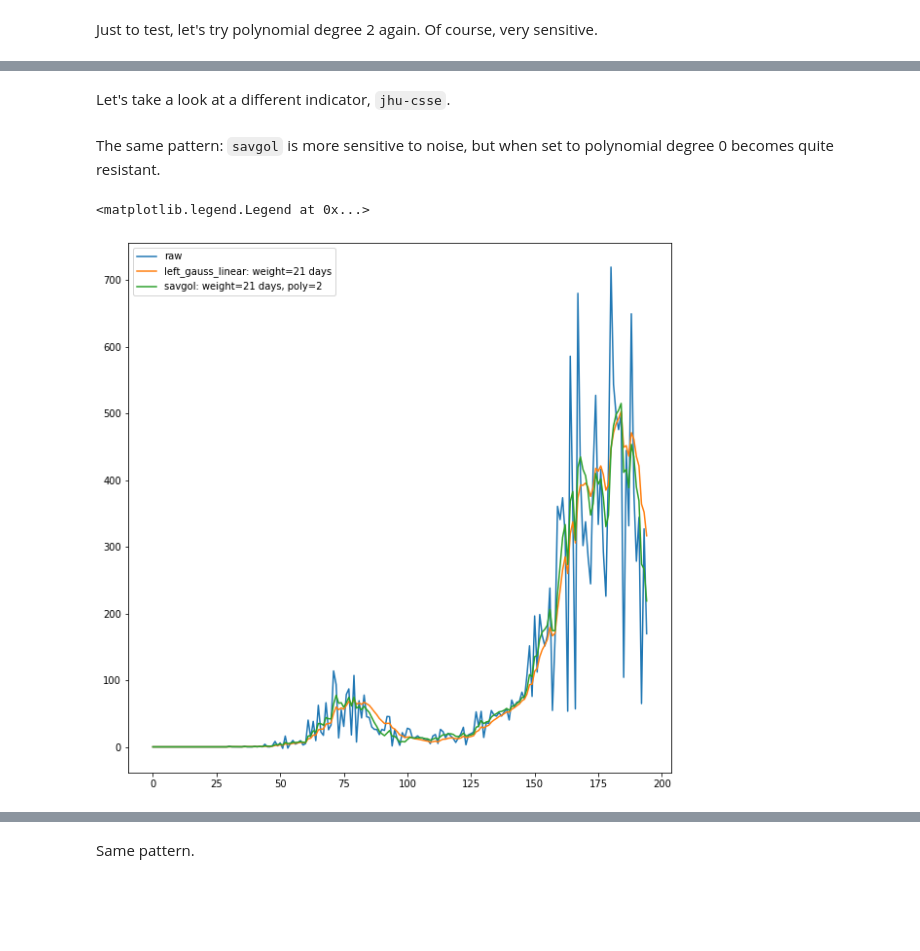
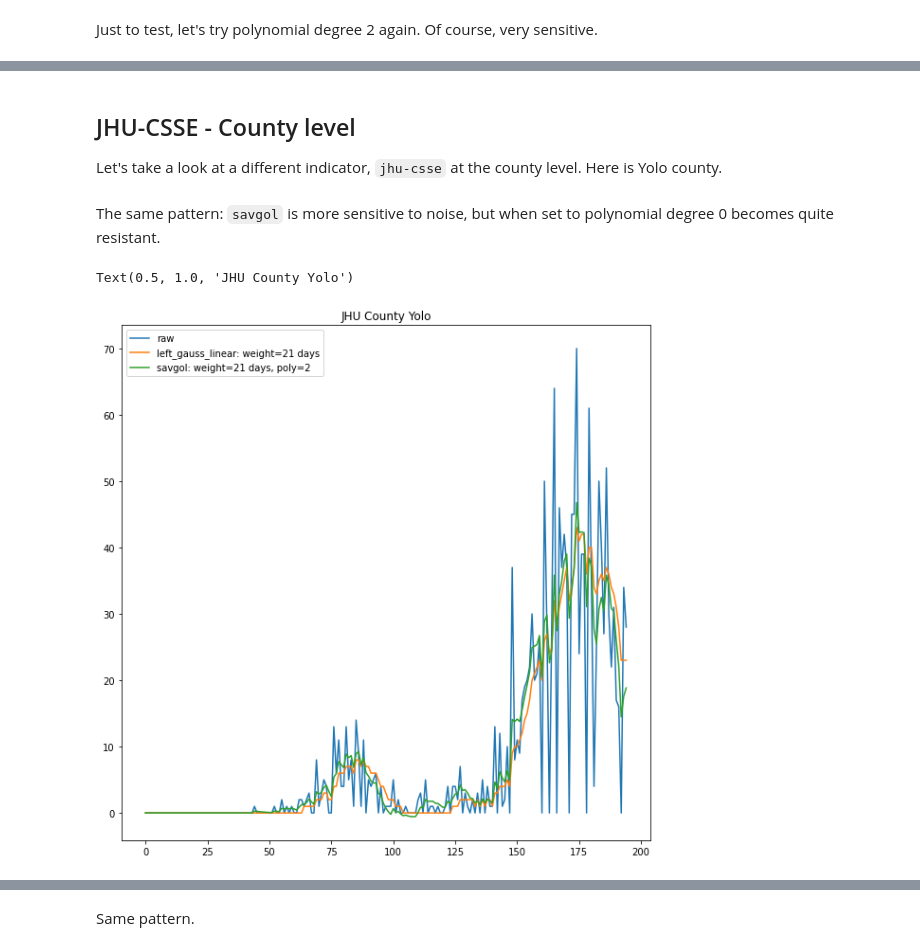
Before and after one commit to cmu-delphi/covidcast-modeling, a Jupyter notebook: indicators_smoother/COVIDcast Smoothing.ipynb, the cells around one changed output, grey strips where cells are left out. Cells and saved outputs as stored; diff of their text form; code cells hidden in the pictures; blank space fills up the shorter version.

Commit message:
Add JHU county-level

```diff
--- a/indicators_smoother/COVIDcast Smoothing.ipynb
+++ b/indicators_smoother/COVIDcast Smoothing.ipynb
@@ -208,14 +218,15 @@ plt.legend()
 # %% [markdown]
-Let's take a look at a different indicator, `jhu-csse`.
+## JHU-CSSE - County level
+Let's take a look at a different indicator, `jhu-csse` at the county level. Here is Yolo county.
 # %%
-filename = "jhu_confirmed_incidence_hrr_sacramento.csv"
+filename = "jhu_confirmed_incidence_county_yolo.csv"
 if filename not in os.listdir():
     data_raw = covidcast.signal(data_source="jhu-csse",
                                 signal="confirmed_incidence_num",
                                 start_day=None,
                                 end_day=None,
-                                geo_type="hrr",
-                                geo_values="77")
+                                geo_type="county",
+                                geo_values="06113")
     data_raw.to_csv(filename)
 else:
     data_raw = pd.read_csv(filename)
@@ -224,14 +235,15 @@ The same pattern: `savgol` is more sensitive to noise, but when set to polynomia
 # %%
 plt.figure(figsize=(10,10))
 plt.plot(np.array(data_raw.value), label="raw")
 smoother = Smoother(method_name='left_gauss_linear')
 plt.plot(smoother.smooth(np.array(data_raw.value)), label="left_gauss_linear: weight=21 days")
 smoother = Smoother()
 plt.plot(smoother.smooth(np.array(data_raw.value)), label="savgol: weight=21 days, poly=2")
 plt.legend()
+plt.title("JHU County Yolo")
 # %% [output]
-<matplotlib.legend.Legend at 0x...>
+Text(0.5, 1.0, 'JHU County Yolo')
-[figure, old version]
+[figure, new version]
 # %%
 plt.figure(figsize=(10,10))
 plt.plot(np.array(data_raw.value), label="raw")
```
Also changed, not shown: parts of 20 cells of this notebook, 2 other files.
